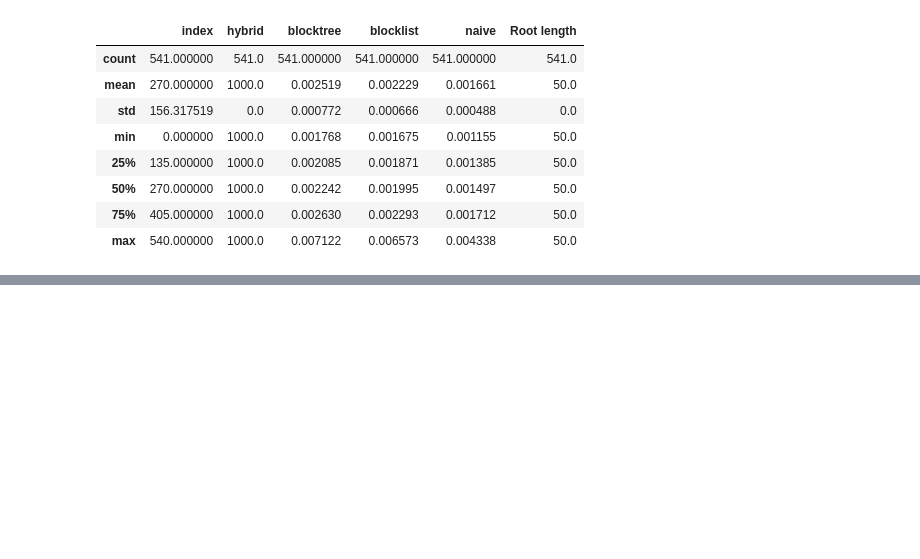
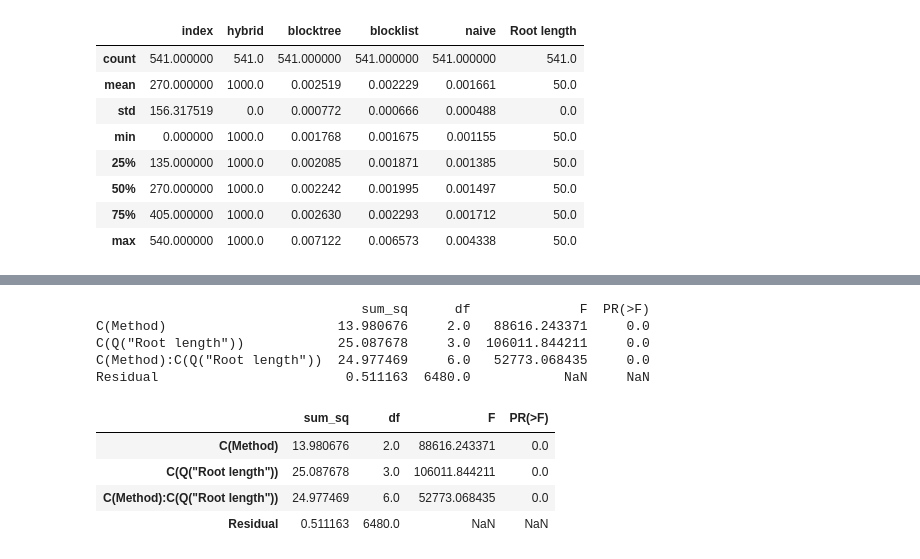
Before and after one commit to nimrodSerokTAU/evo-sim, a Jupyter notebook: benchmark/empirical_trees.ipynb, the cells around one changed output, grey strips where cells are left out. Cells and saved outputs as stored; diff of their text form; code cells hidden in the pictures; blank space fills up the shorter version.

```diff
--- a/benchmark/empirical_trees.ipynb
+++ b/benchmark/empirical_trees.ipynb
@@ -211,0 +247,16 @@ F_onewayResult(statistic=np.float64(242.17276480909254), pvalue=np.float64(9.601
+# %%
+model = ols('Time ~ C(Method) * C(Q("Root length"))', data=df_scores).fit()
+anova_table = anova_lm(model, typ=2)
+print(anova_table)
+anova_table
+# %% [output]
+                                  sum_sq      df              F  PR(>F)
+C(Method)                      13.980676     2.0   88616.243371     0.0
+C(Q("Root length"))            25.087678     3.0  106011.844211     0.0
+C(Method):C(Q("Root length"))  24.977469     6.0   52773.068435     0.0
+Residual                        0.511163  6480.0            NaN     NaN
+|  | sum_sq | df | F | PR(>F) |
+| C(Method) | 13.980676 | 2.0 | 88616.243371 | 0.0 |
+| C(Q("Root length")) | 25.087678 | 3.0 | 106011.844211 | 0.0 |
+| C(Method):C(Q("Root length")) | 24.977469 | 6.0 | 52773.068435 | 0.0 |
+| Residual | 0.511163 | 6480.0 | NaN | NaN |
```
Also changed, not shown: parts of 9 cells of this notebook, 2 other files.
